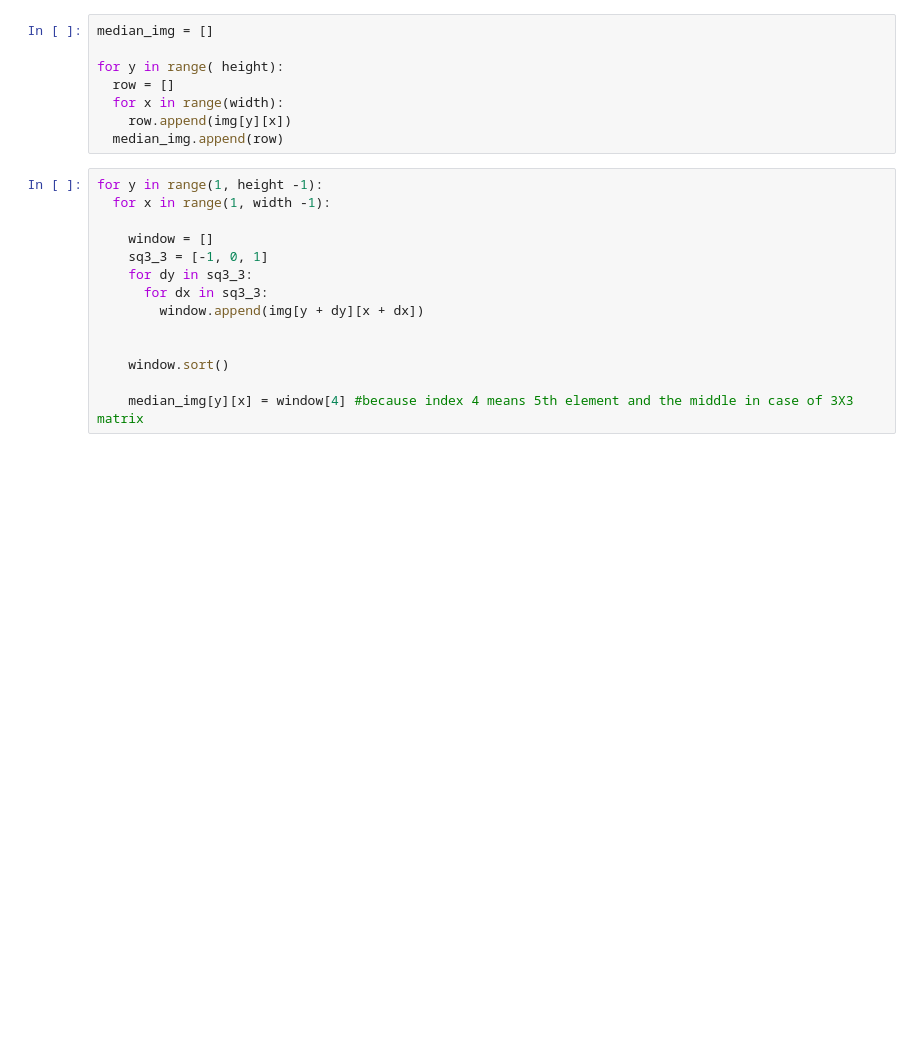
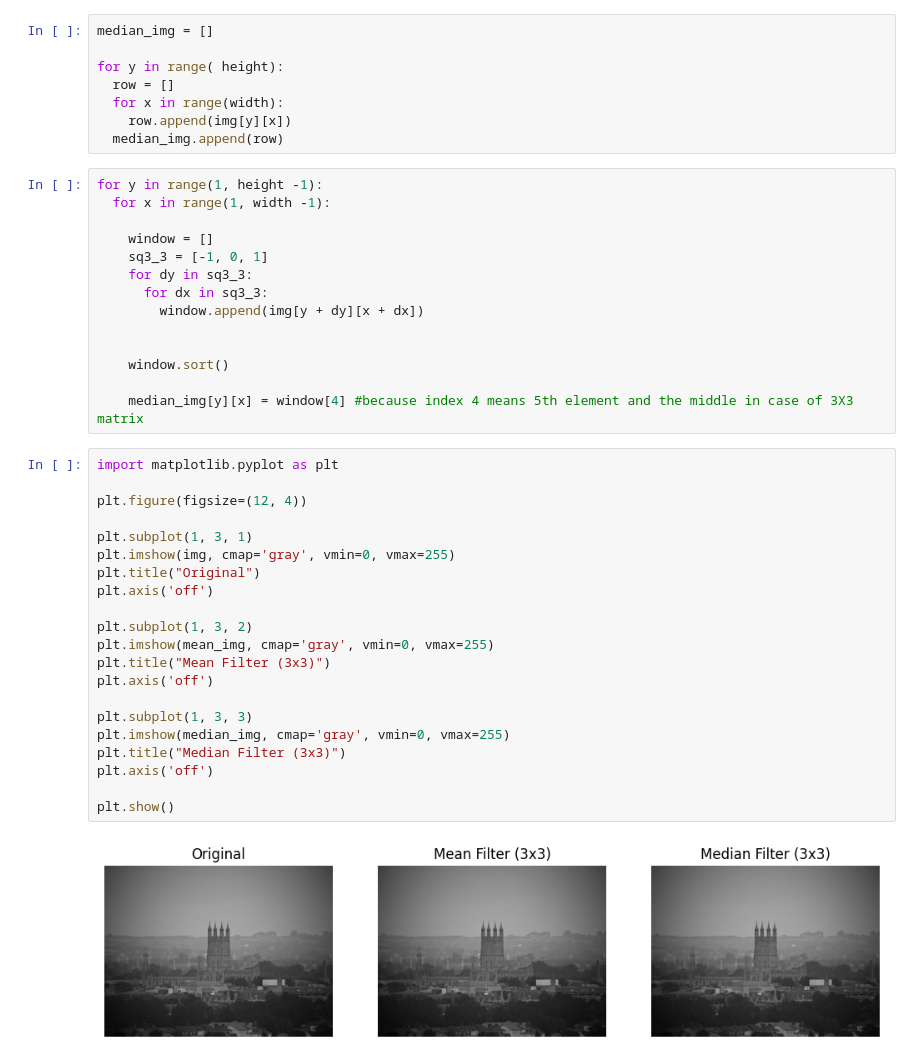
Before and after one commit to sap-tarshi-ghosh/Image-Processing-Tutorial, a Jupyter notebook: code/03_Neighborhood_Based_Image_Processing.ipynb, the cells around one changed output. Drawn from its saved outputs; the diff is of its cells as text; blank space fills up the shorter version.

Commit message:
plot visulization

```diff
--- a/code/03_Neighborhood_Based_Image_Processing.ipynb
+++ b/code/03_Neighborhood_Based_Image_Processing.ipynb
@@ -98,3 +98,26 @@ for y in range(1, height -1):
     window.sort()
 
     median_img[y][x] = window[4] #because index 4 means 5th element and the middle in case of 3X3 matrix
+# %%
+import matplotlib.pyplot as plt
+
+plt.figure(figsize=(12, 4))
+
+plt.subplot(1, 3, 1)
+plt.imshow(img, cmap='gray', vmin=0, vmax=255)
+plt.title("Original")
+plt.axis('off')
+
+plt.subplot(1, 3, 2)
+plt.imshow(mean_img, cmap='gray', vmin=0, vmax=255)
+plt.title("Mean Filter (3x3)")
+plt.axis('off')
+
+plt.subplot(1, 3, 3)
+plt.imshow(median_img, cmap='gray', vmin=0, vmax=255)
+plt.title("Median Filter (3x3)")
+plt.axis('off')
+
+plt.show()
+# %% [output]
+[figure, added]
```
